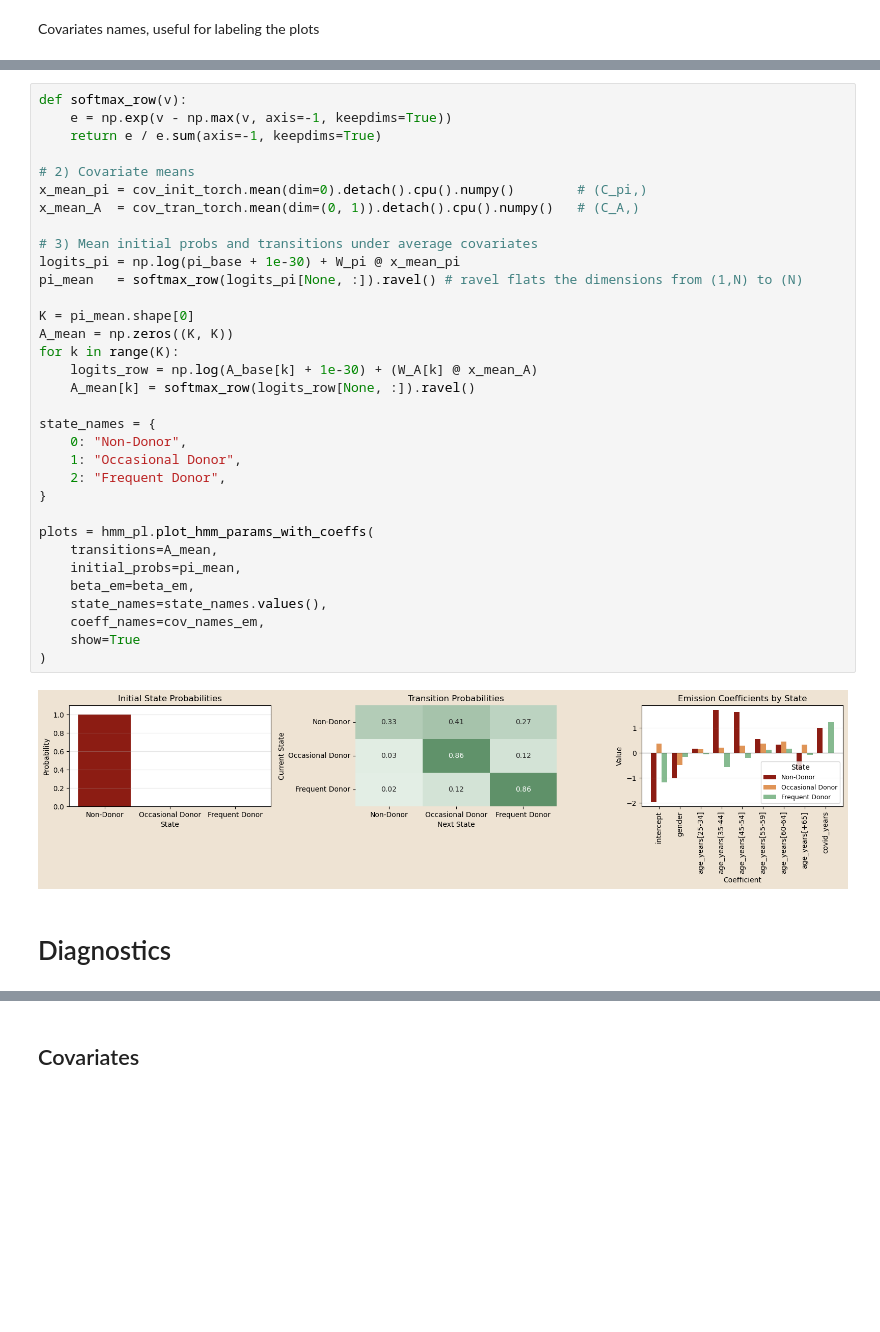
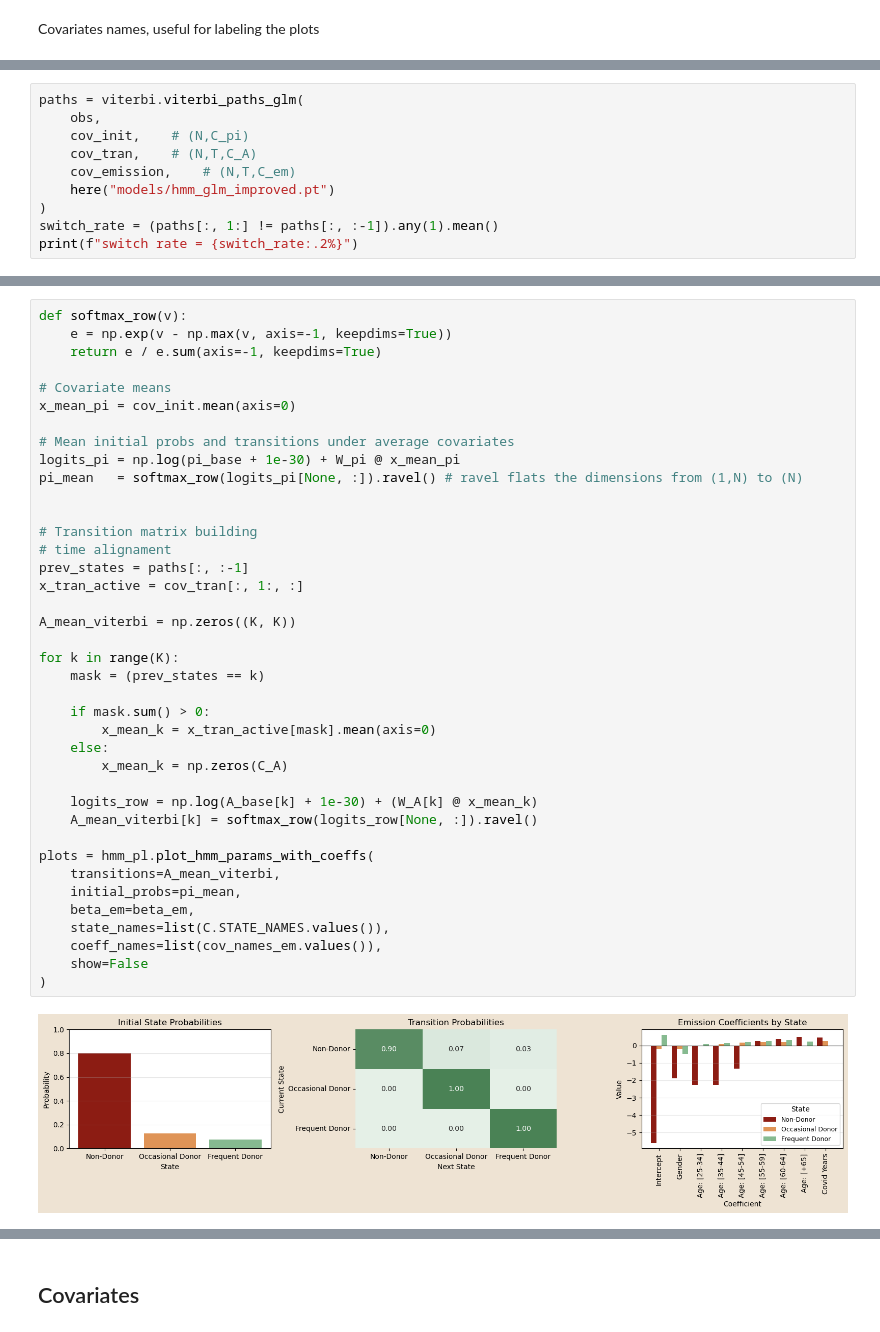
Before and after one commit to erikdeluca/Blood-Donors, a Jupyter notebook: notebooks/Bayesian HMM GLM - improved.ipynb, the cells around one changed output, grey strips where cells are left out. Saved outputs shown, nothing was run; the diff lists cells and outputs as text; blank space fills up the shorter version.

Commit message:
new notebook with an improved version of the model. refactoring for all functions used into the notebooks.

```diff
--- a/notebooks/Bayesian HMM GLM - improved.ipynb
+++ b/notebooks/Bayesian HMM GLM - improved.ipynb
@@ -401,0 +439,10 @@ W_pi, W_A, pi_base, A_base, beta_em = hmm_glm.load_hmm_params(here("models/hmm_g
+# %%
+paths = viterbi.viterbi_paths_glm(
+    obs,
+    cov_init,    # (N,C_pi)
+    cov_tran,    # (N,T,C_A)
+    cov_emission,    # (N,T,C_em)
+    here("models/hmm_glm_improved.pt")
+)
+switch_rate = (paths[:, 1:] != paths[:, :-1]).any(1).mean()
+print(f"switch rate = {switch_rate:.2%}")
@@ -402,37 +468,41 @@ W_pi, W_A, pi_base, A_base, beta_em = hmm_glm.load_hmm_params(here("models/hmm_g
 # %%
 def softmax_row(v):
     e = np.exp(v - np.max(v, axis=-1, keepdims=True))
     return e / e.sum(axis=-1, keepdims=True)
 
-# 2) Covariate means
-x_mean_pi = cov_init_torch.mean(dim=0).detach().cpu().numpy()        # (C_pi,)
-x_mean_A  = cov_tran_torch.mean(dim=(0, 1)).detach().cpu().numpy()   # (C_A,)
+# Covariate means
+x_mean_pi = cov_init.mean(axis=0)
 
-# 3) Mean initial probs and transitions under average covariates
+# Mean initial probs and transitions under average covariates
 logits_pi = np.log(pi_base + 1e-30) + W_pi @ x_mean_pi
 pi_mean   = softmax_row(logits_pi[None, :]).ravel() # ravel flats the dimensions from (1,N) to (N)
 
-K = pi_mean.shape[0]
-A_mean = np.zeros((K, K))
+
+# Transition matrix building
+# time alignament
+prev_states = paths[:, :-1]
+x_tran_active = cov_tran[:, 1:, :]
+
+A_mean_viterbi = np.zeros((K, K))
+
 for k in range(K):
-    logits_row = np.log(A_base[k] + 1e-30) + (W_A[k] @ x_mean_A)
-    A_mean[k] = softmax_row(logits_row[None, :]).ravel()
+    mask = (prev_states == k)
 
-state_names = {
-    0: "Non-Donor",
-    1: "Occasional Donor",
-    2: "Frequent Donor",
-}
+    if mask.sum() > 0:
+        x_mean_k = x_tran_active[mask].mean(axis=0)
+    else:
+        x_mean_k = np.zeros(C_A)
+
+    logits_row = np.log(A_base[k] + 1e-30) + (W_A[k] @ x_mean_k)
+    A_mean_viterbi[k] = softmax_row(logits_row[None, :]).ravel()
 
 plots = hmm_pl.plot_hmm_params_with_coeffs(
-    transitions=A_mean,
+    transitions=A_mean_viterbi,
     initial_probs=pi_mean,
     beta_em=beta_em,
-    state_names=state_names.values(),
-    coeff_names=cov_names_em,
-    show=True
+    state_names=list(C.STATE_NAMES.values()),
+    coeff_names=list(cov_names_em.values()),
+    show=False
 )
 # %% [output]
-[figure, old version]
+[figure, new version]
-# %% [markdown]
-# Diagnostics
```
Also changed, not shown: parts of 109 cells of this notebook, 16 other files.
